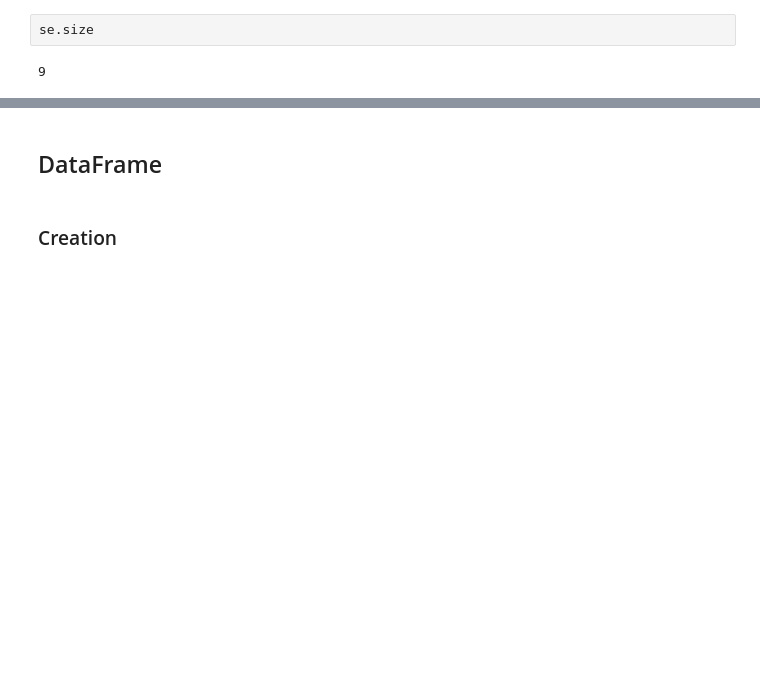
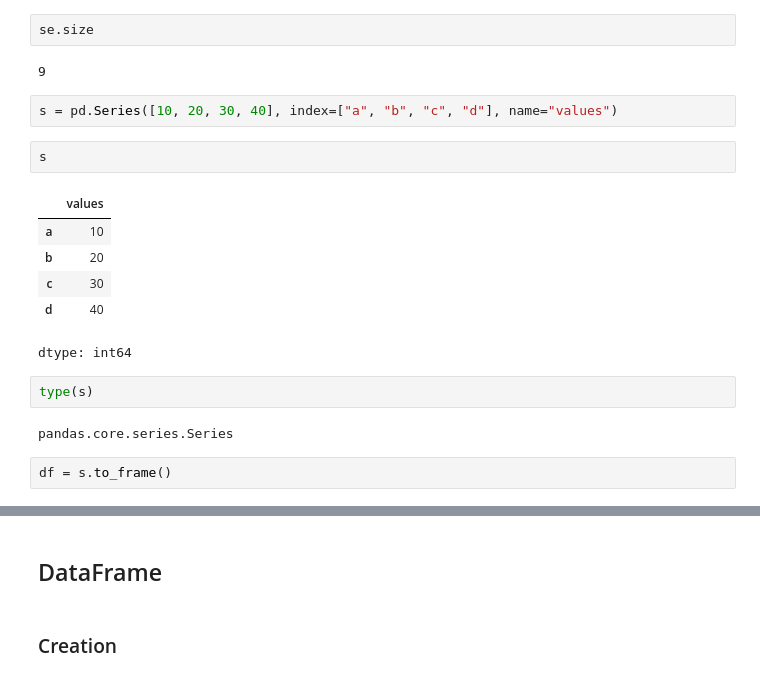
Before and after one commit to fateme-alk/learning, a Jupyter notebook: IBM_data_analysis/module1/IBM_data_analysis.ipynb, the cells around one changed output, grey strips where cells are left out. Saved outputs shown, nothing was run; the diff lists cells and outputs as text; blank space fills up the shorter version.

```diff
--- a/IBM_data_analysis/module1/IBM_data_analysis.ipynb
+++ b/IBM_data_analysis/module1/IBM_data_analysis.ipynb
@@ -1009,3 +1009,20 @@ se.ndim
 se.size
 # %% [output]
 9
+# %%
+s = pd.Series([10, 20, 30, 40], index=["a", "b", "c", "d"], name="values")
+# %%
+s
+# %% [output]
+|  | values |
+| a | 10 |
+| b | 20 |
+| c | 30 |
+| d | 40 |
+dtype: int64
+# %%
+type(s)
+# %% [output]
+pandas.core.series.Series
+# %%
+df = s.to_frame()
```
Also changed, not shown: parts of 3 cells of this notebook.
